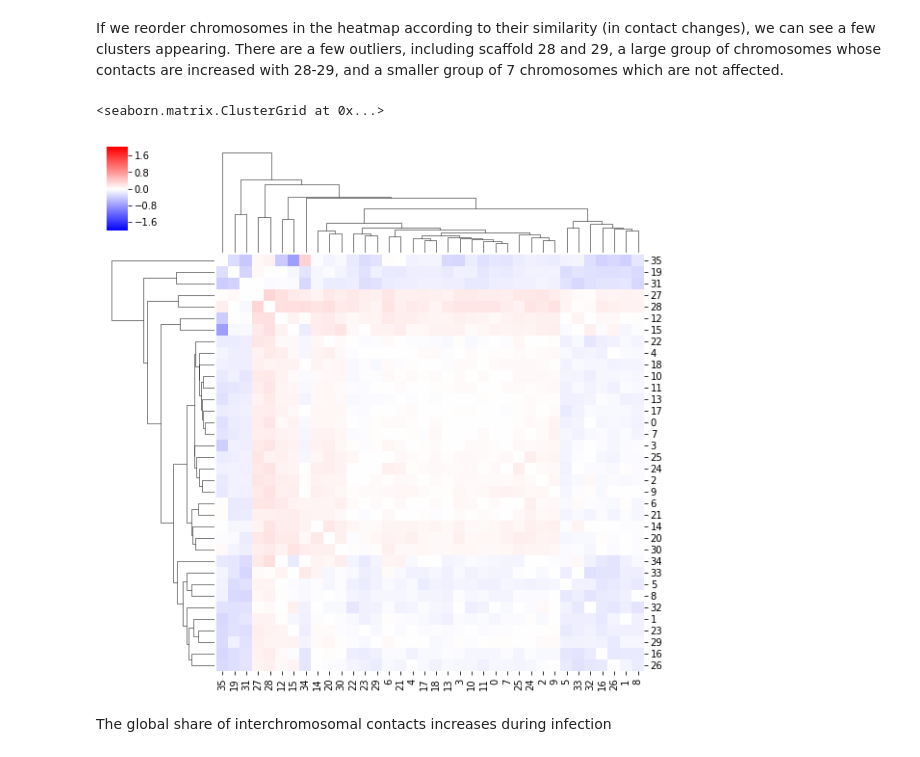
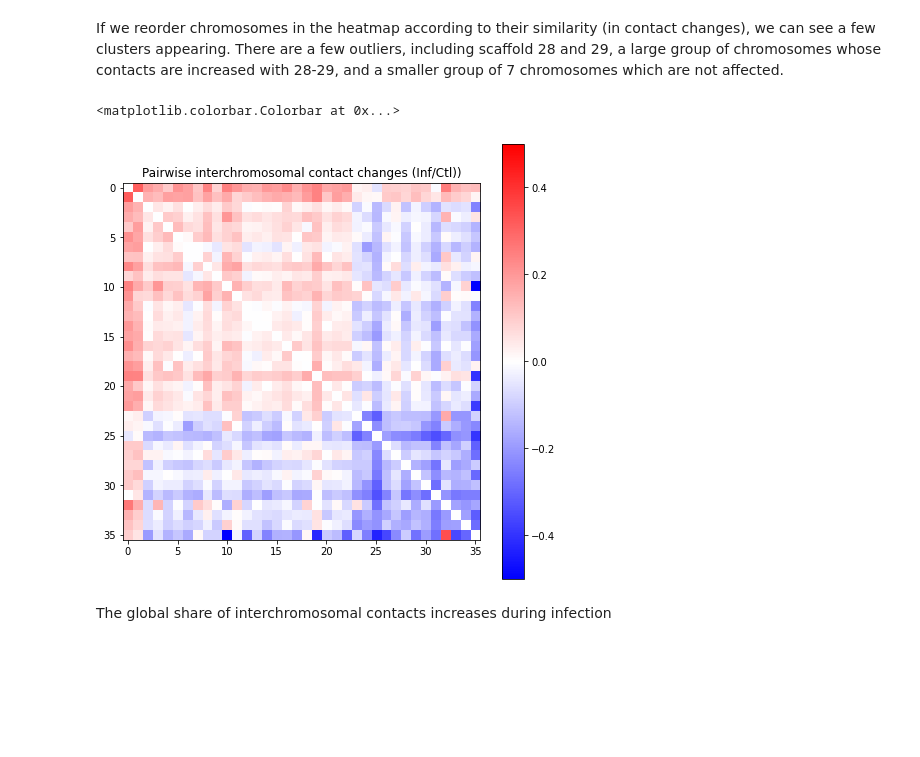
Before and after one commit to cmdoret/Acastellanii_legionella_infection, a Jupyter notebook: docs/notebooks/interchromosomal_contacts.ipynb, the cells around one changed output. Cells and saved outputs as stored; diff of their text form; code cells hidden in the pictures; blank space fills up the shorter version.

```diff
--- a/docs/notebooks/interchromosomal_contacts.ipynb
+++ b/docs/notebooks/interchromosomal_contacts.ipynb
@@ -183,13 +182,46 @@ Text(0.5, 1.0, 'Per chromome net interchromosomal contact changes')
 [figure]
 # %% [markdown]
 If we reorder chromosomes in the heatmap according to their similarity (in contact changes), we can see a few clusters appearing. There are a few outliers, including scaffold 28 and 29, a large group of chromosomes whose contacts are increased with 28-29, and a smaller group of 7 chromosomes which are not affected.
-# %%
-%matplotlib inline
-import seaborn as sns
-sns.clustermap(graphs, cmap='bwr',  z_score=None, vmin=-2, vmax=2)
-# %% [output]
-<seaborn.matrix.ClusterGrid at 0x...>
-[figure, removed]
+# %%
+%matplotlib inline
+import pandas as pd
+import scipy.cluster.hierarchy as sch
+
+def cluster_corr(corr_array, inplace=False):
+    """
+    Rearranges the correlation matrix, corr_array, so that groups of highly
+    correlated variables are next to eachother
+
+    Parameters
+    ----------
+    corr_array : pandas.DataFrame or numpy.ndarray
+        a NxN correlation matrix
+
+    Returns
+    -------
+    pandas.DataFrame or numpy.ndarray
+        a NxN correlation matrix with the columns and rows rearranged
+    """
+    pairwise_distances = sch.distance.pdist(corr_array)
+    linkage = sch.linkage(pairwise_distances, method='complete')
+    cluster_distance_threshold = pairwise_distances.max()/2
+    idx_to_cluster_array = sch.fcluster(linkage, cluster_distance_threshold,
+                                        criterion='distance')
+    idx = np.argsort(idx_to_cluster_array)
+
+    if not inplace:
+        corr_array = corr_array.copy()
+
+    if isinstance(corr_array, pd.DataFrame):
+        return corr_array.iloc[idx, :].T.iloc[idx, :]
+    return corr_array[idx, :][:, idx]
+plt.figure(figsize=(8, 8))
+plt.imshow(cluster_corr(graphs), cmap='bwr', vmin=-0.5, vmax=0.5)
+plt.title("Pairwise interchromosomal contact changes (Inf/Ctl))")
+plt.colorbar()
+# %% [output]
+<matplotlib.colorbar.Colorbar at 0x...>
+[figure, added]
 # %% [markdown]
 The global share of interchromosomal contacts increases during infection
 # %%
```
Also changed, not shown: parts of 9 cells of this notebook, 2 other files.
